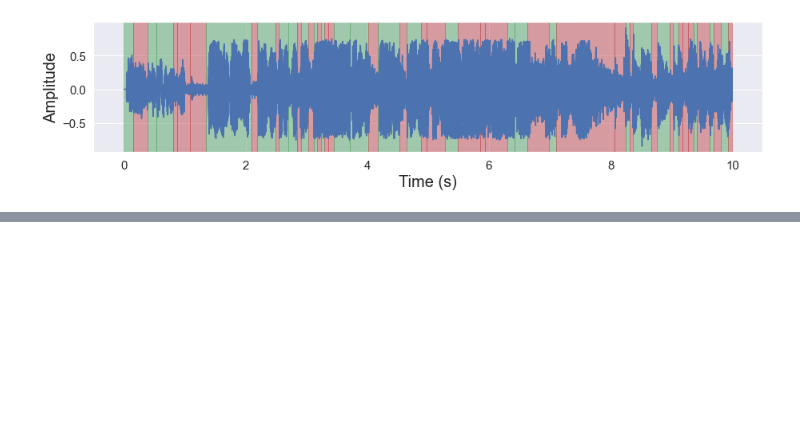
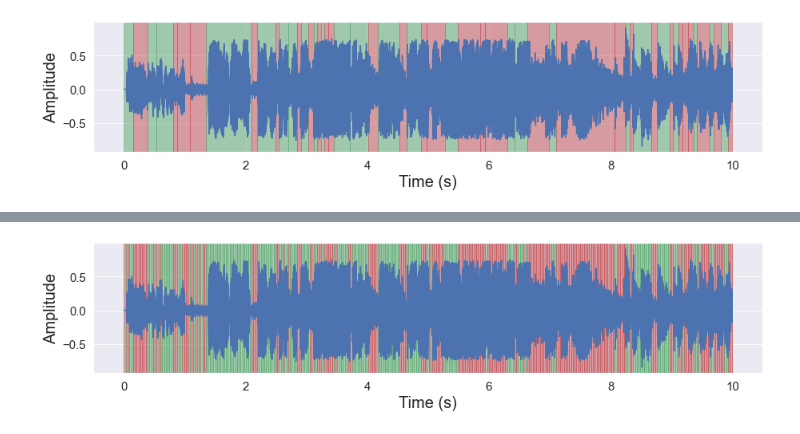
Before and after one commit to mesolitica/malaya-speech, a Jupyter notebook: docs/load-vad.ipynb, the cells around one changed output, grey strips where cells are left out. Drawn from its saved outputs; the diff is of its cells as text; code cells hidden in the pictures; blank space fills up the shorter version.

```diff
--- a/docs/load-vad.ipynb
+++ b/docs/load-vad.ipynb
@@ -324,0 +352,2 @@ malaya_speech.extra.visualization.visualize_vad(y, grouped_deep_threshold, sr)
+# %%
+quantized_model = malaya_speech.vad.deep_model(model = 'vggvox-v2', quantized = True)
@@ -324,0 +363,4 @@ malaya_speech.extra.visualization.visualize_vad(y, grouped_deep_threshold, sr)
+# %%
+%%time
+
+frames_deep_v2_quantized = [(frame, quantized_model(frame)) for frame in frames]
@@ -324,0 +374,4 @@ malaya_speech.extra.visualization.visualize_vad(y, grouped_deep_threshold, sr)
+# %%
+malaya_speech.extra.visualization.visualize_vad(y, frames_deep_v2_quantized, sr)
+# %% [output]
+[figure, added]
```
Also changed, not shown: parts of 22 cells of this notebook, 42 other files.
